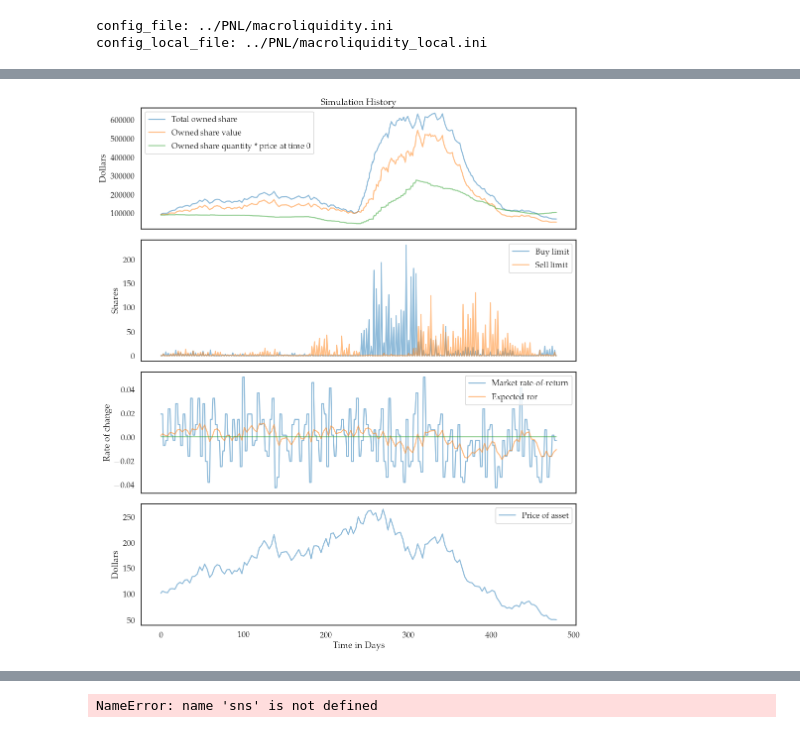
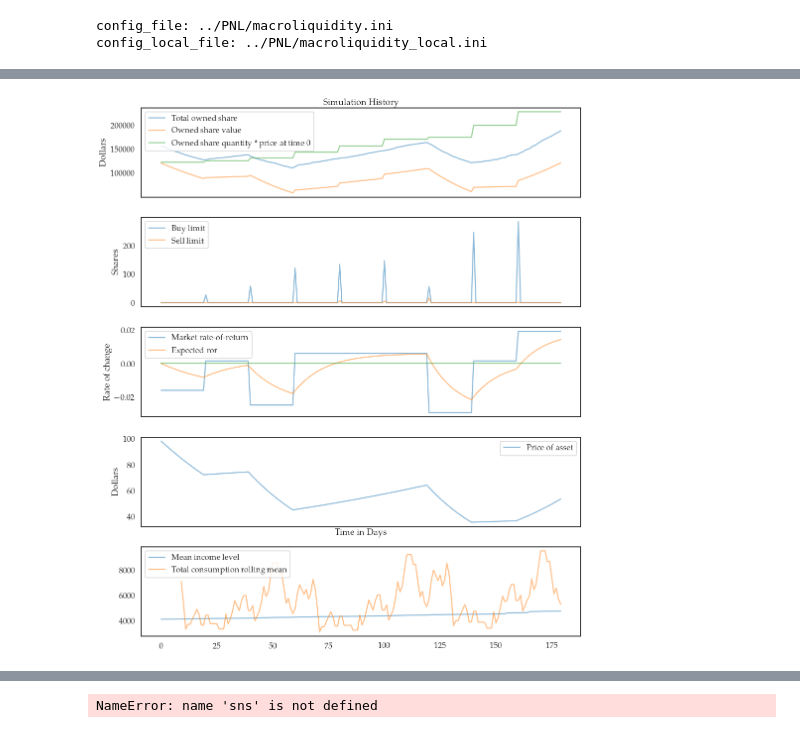
Before and after one commit to sbenthall/SHARKFin, a Jupyter notebook: HARK/Run Basic Simulation.ipynb, the cells around one changed output, grey strips where cells are left out. Cells and saved outputs as stored; diff of their text form; code cells hidden in the pictures.

Commit message:
Initialize agents with mNrmStE and track ratio to current mNrm in class_stats. Also track income and consumption in history. fixes #26

```diff
--- a/HARK/Run Basic Simulation.ipynb
+++ b/HARK/Run Basic Simulation.ipynb
@@ -58,6 +91,6 @@ market = hpa.MarketPNL(
 config_file: ../PNL/macroliquidity.ini
 config_local_file: ../PNL/macroliquidity_local.ini
 # %%
-sim, sim_stats = run_simulation(agent_parameters, dist_params, 20, a=0.2, q=8, r=20, market= market)
+sim, sim_stats = run_simulation(agent_parameters, dist_params, 20, a=0.2, q=3, r=3, market= market)
 # %% [output]
 Q-0
@@ -245,37 +276,41 @@ plt.rcParams.update({
 })
 
 
-fig, ax = plt.subplots(4,
+fig, ax = plt.subplots(5,
     sharex='col',
     figsize=(14,16),
 )
 
 ax[0].plot(data['total_assets'], alpha=0.5, label='Total owned share')
 ax[0].plot([p * o for (p,o) in zip(data['prices'], data['owned'])], alpha=0.5, label='Owned share value')
 ax[0].plot([100 * o for (p,o) in zip(data['prices'], data['owned'])], alpha=0.5, label='Owned share quantity * price at time 0')
 ax[0].legend()
 
 ax[1].plot(data['buy'], alpha=0.5, label='Buy limit')
 ax[1].plot(data['sell'], alpha=0.5, label='Sell limit')
 ax[1].legend()
 
 ax[2].plot(data['ror'], alpha=0.5, label='Market rate-of-return')
 ax[2].plot(data['expected_ror'], alpha=0.5, label='Expected ror')
 ax[2].plot(np.zeros(data['expected_ror'].shape), alpha=0.5)
 ax[2].legend()
 
 ax[3].plot(data['prices'], alpha=0.5, label='Price of asset')
 ax[3].legend()
 
+ax[4].plot(data['mean_income'], alpha=0.5, label='Mean income level')
+ax[4].plot(data['total_consumption'].rolling(10).mean(), alpha=0.5, label='Total consumption rolling mean')
+ax[4].legend()
+
 ax[0].set_title("Simulation History")
 ax[0].set_ylabel("Dollars")
 ax[1].set_ylabel("Shares")
 ax[2].set_ylabel("Rate of change")
 ax[3].set_ylabel("Dollars")
 ax[3].set_xlabel("Time in Days")
 
 plt.tight_layout()
 plt.savefig("asset_bubble_run.png")
 plt.show()
 # %% [output]
-[figure, old version]
+[figure, new version]
```
Also changed, not shown: parts of 17 cells of this notebook, 1 other file.
